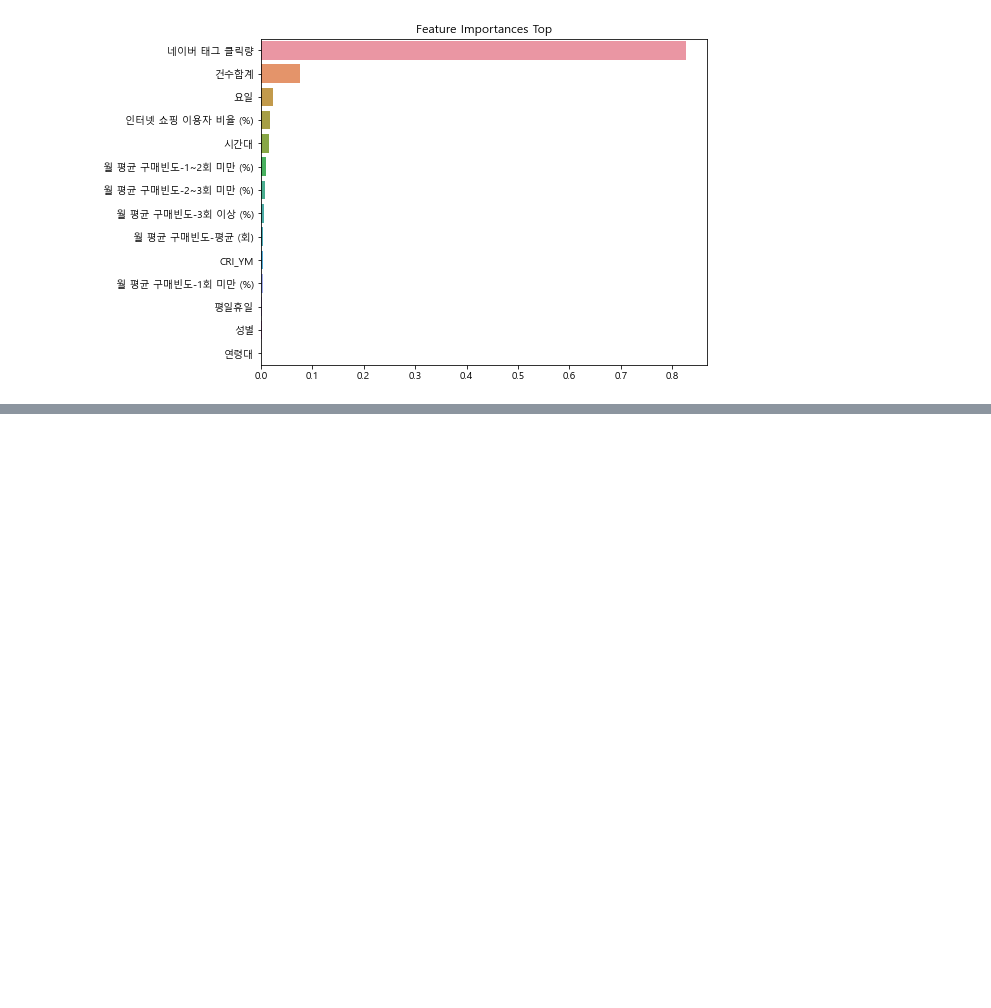
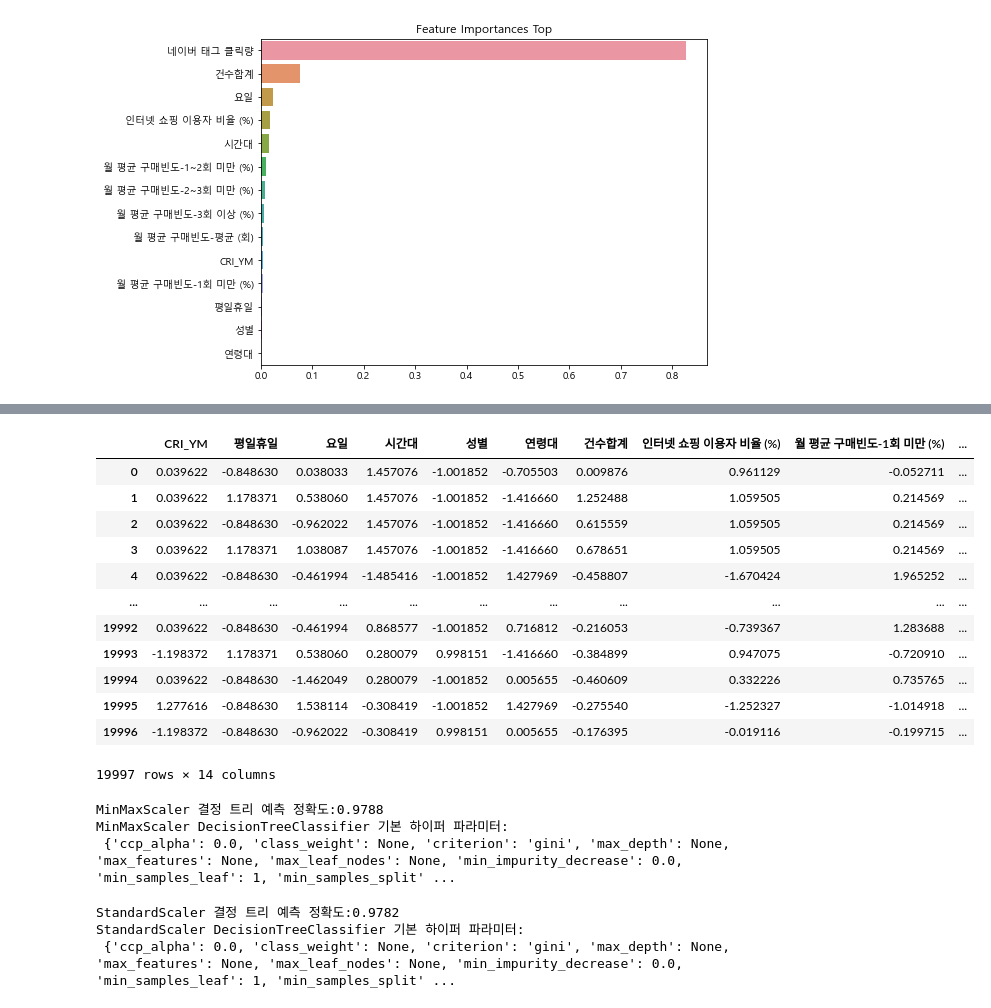
Before and after one commit to Shin-Sangseok/ShoppingMallAdd, a Jupyter notebook: Shop.ipynb, the cells around one changed output, grey strips where cells are left out. Drawn from its saved outputs; the diff is of its cells as text; code cells hidden in the pictures; blank space fills up the shorter version.

```diff
--- a/Shop.ipynb
+++ b/Shop.ipynb
@@ -315,0 +347,3 @@ plt.show()
+# %%
+from sklearn.preprocessing import StandardScaler
+s_scaler = StandardScaler()
@@ -315,0 +354,3 @@ plt.show()
+# %%
+s_shop_scaled = s_scaler.transform(X)
+s_shop_scaled
@@ -315,0 +371,60 @@ plt.show()
+# %%
+s_shop_df_scaled = pd.DataFrame(data = s_shop_scaled, columns=X.columns)
+# %%
+s_shop_df_scaled
+# %% [output]
+|  | CRI_YM | 평일휴일 | 요일 | 시간대 | 성별 | 연령대 | 건수합계 | 인터넷 쇼핑 이용자 비율 (%) | 월 평균 구매빈도-1회 미만 (%) | ... |
+| 0 | 0.039622 | -0.848630 | 0.038033 | 1.457076 | -1.001852 | -0.705503 | 0.009876 | 0.961129 | -0.052711 | ... |
+| 1 | 0.039622 | 1.178371 | 0.538060 | 1.457076 | -1.001852 | -1.416660 | 1.252488 | 1.059505 | 0.214569 | ... |
+| 2 | 0.039622 | -0.848630 | -0.962022 | 1.457076 | -1.001852 | -1.416660 | 0.615559 | 1.059505 | 0.214569 | ... |
+| 3 | 0.039622 | 1.178371 | 1.038087 | 1.457076 | -1.001852 | -1.416660 | 0.678651 | 1.059505 | 0.214569 | ... |
+| 4 | 0.039622 | -0.848630 | -0.461994 | -1.485416 | -1.001852 | 1.427969 | -0.458807 | -1.670424 | 1.965252 | ... |
+| ... | ... | ... | ... | ... | ... | ... | ... | ... | ... | ... |
+| 19992 | 0.039622 | -0.848630 | -0.461994 | 0.868577 | -1.001852 | 0.716812 | -0.216053 | -0.739367 | 1.283688 | ... |
+| 19993 | -1.198372 | 1.178371 | 0.538060 | 0.280079 | 0.998151 | -1.416660 | -0.384899 | 0.947075 | -0.720910 | ... |
+| 19994 | 0.039622 | -0.848630 | -1.462049 | 0.280079 | -1.001852 | 0.005655 | -0.460609 | 0.332226 | 0.735765 | ... |
+| 19995 | 1.277616 | -0.848630 | 1.538114 | -0.308419 | -1.001852 | 1.427969 | -0.275540 | -1.252327 | -1.014918 | ... |
+| 19996 | -1.198372 | -0.848630 | -0.962022 | -0.308419 | 0.998151 | 0.005655 | -0.176395 | -0.019116 | -0.199715 | ... |
+19997 rows × 14 columns
+# %%
+#값의 범위만 바꿔준 것이기 떄문에 훈련해도 괜찮음
+#DecisionTree Classifier 생성
+#MinMaxScaler
+dt_clf = DecisionTreeClassifier(random_state=156)
+
+X_train, X_test, y_train, y_test = train_test_split(nm_shop_df_scaled ,y, test_size = 0.2, random_state = 3)
+
+#DecisionTreeClassifier 학습
+dt_clf.fit(X_train, y_train)
+
+dt_clf.fit(X_train, y_train)
+pred = dt_clf.predict(X_test)
+accuracy  = accuracy_score(y_test, pred)
+print('MinMaxScaler 결정 트리 예측 정확도:{0:.4f}'.format(accuracy))
+
+#DecisionTreeClassifier의 하이퍼 파라미터 추출
+print('MinMaxScaler DecisionTreeClassifier 기본 하이퍼 파라미터:\n', dt_clf.get_params())
+# %% [output]
+MinMaxScaler 결정 트리 예측 정확도:0.9788
+MinMaxScaler DecisionTreeClassifier 기본 하이퍼 파라미터:
+ {'ccp_alpha': 0.0, 'class_weight': None, 'criterion': 'gini', 'max_depth': None, 'max_features': None, 'max_leaf_nodes': None, 'min_impurity_decrease': 0.0, 'min_samples_leaf': 1, 'min_samples_split' ...
+# %%
+#값의 범위만 바꿔준 것이기 떄문에 훈련해도 괜찮음
+#DecisionTree Classifier 생성
+#StandardScaler
+X_train, X_test, y_train, y_test = train_test_split(s_shop_df_scaled ,y, test_size = 0.2, random_state = 3)
+
+#DecisionTreeClassifier 학습
+dt_clf.fit(X_train, y_train)
+
+dt_clf.fit(X_train, y_train)
+pred = dt_clf.predict(X_test)
+accuracy  = accuracy_score(y_test, pred)
+print('StandardScaler 결정 트리 예측 정확도:{0:.4f}'.format(accuracy))
+
+#DecisionTreeClassifier의 하이퍼 파라미터 추출
+print('StandardScaler DecisionTreeClassifier 기본 하이퍼 파라미터:\n', dt_clf.get_params())
+# %% [output]
+StandardScaler 결정 트리 예측 정확도:0.9782
+StandardScaler DecisionTreeClassifier 기본 하이퍼 파라미터:
+ {'ccp_alpha': 0.0, 'class_weight': None, 'criterion': 'gini', 'max_depth': None, 'max_features': None, 'max_leaf_nodes': None, 'min_impurity_decrease': 0.0, 'min_samples_leaf': 1, 'min_samples_split' ...
```
Also changed, not shown: parts of 14 cells of this notebook.
